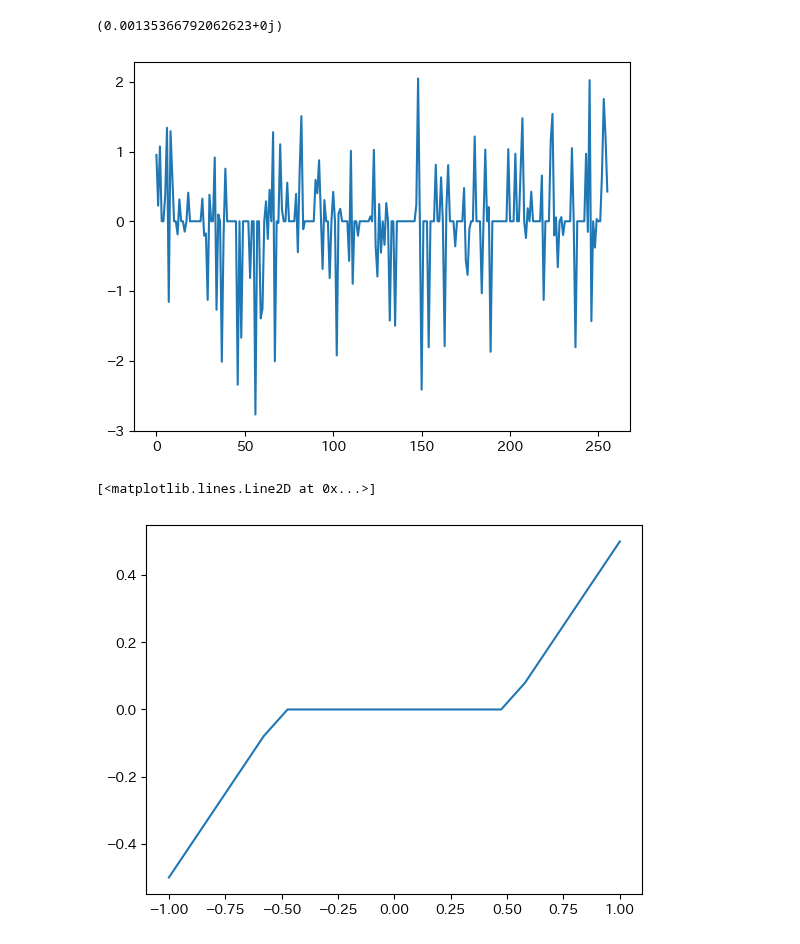
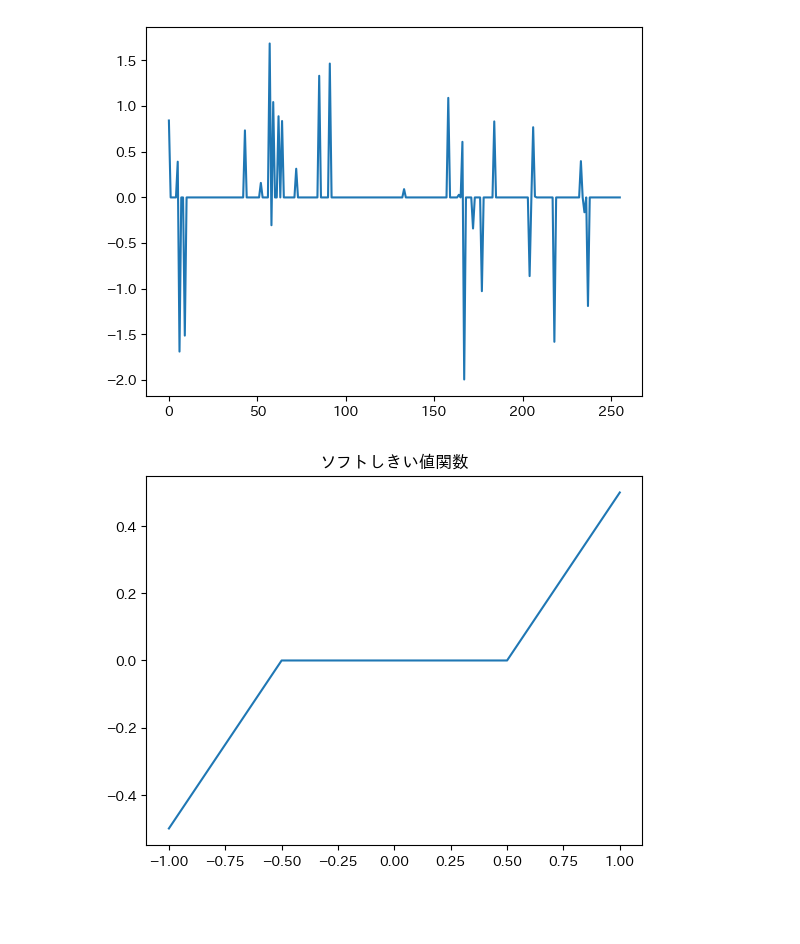
Before and after one commit to gomi-kuzu/model_base_deep, a Jupyter notebook: work/TranslateToPy/Chapter_4/ISTA_demo_py.ipynb, the cells around one changed output. Cells and saved outputs as stored; diff of their text form; code cells hidden in the pictures; blank space fills up the shorter version.

```diff
--- a/work/TranslateToPy/Chapter_4/ISTA_demo_py.ipynb
+++ b/work/TranslateToPy/Chapter_4/ISTA_demo_py.ipynb
@@ -23,8 +23,4 @@ Y_opt = 1.0/max(eig)
 A = jnp.array(A)
-# %%
-Y_opt
-# %% [output]
-(0.00135366792062623+0j)
 # %%
 def gen_y(x):
     y = A @ x + sigma * jnp.array(np.random.randn(m))
@@ -33,23 +29,19 @@ batch_gen_y = jax.vmap(gen_y, in_axes=-1, out_axes=-1)
 # %%
 K = 1
 seq = np.random.randn(n, K)
-support = np.random.binomial(1,0.5,size=(n, K))
+support = np.random.binomial(1,p,size=(n, K))
 x = jnp.array(seq * support)
 plt.plot(range(n), x);
 y = batch_gen_y(x)
 # %% [output]
-[figure, old version]
+[figure, new version]
 # %%
 def softshrink(x, lam):
-    return jnp.sign(x) * max(jnp.abs(x) - lam, 0)
-batch_softshrink = jax.vmap(softshrink, in_axes=[-1, None], out_axes=-1)
+    return jnp.sign(x) * jnp.max(jnp.append(jnp.abs(x) - lam, 0))
 # %%
-xs = np.linspace(-1, 1, 20)
-# y = batch_softshrink(xs.reshape((1,20)), 0.5)
-y = []
-for x in xs:
-    y.append(softshrink(x, 0.5))
-plt.plot(xs, y)
+xs = np.linspace(-1, 1, 21)
+ys = list(map(partial(softshrink, lam=0.5), xs))
+plt.plot(xs, ys)
+plt.title("ソフトしきい値関数");
 # %% [output]
-[<matplotlib.lines.Line2D at 0x...>]
-[figure, old version]
+[figure, new version]
```
Also changed, not shown: parts of 9 cells of this notebook.
